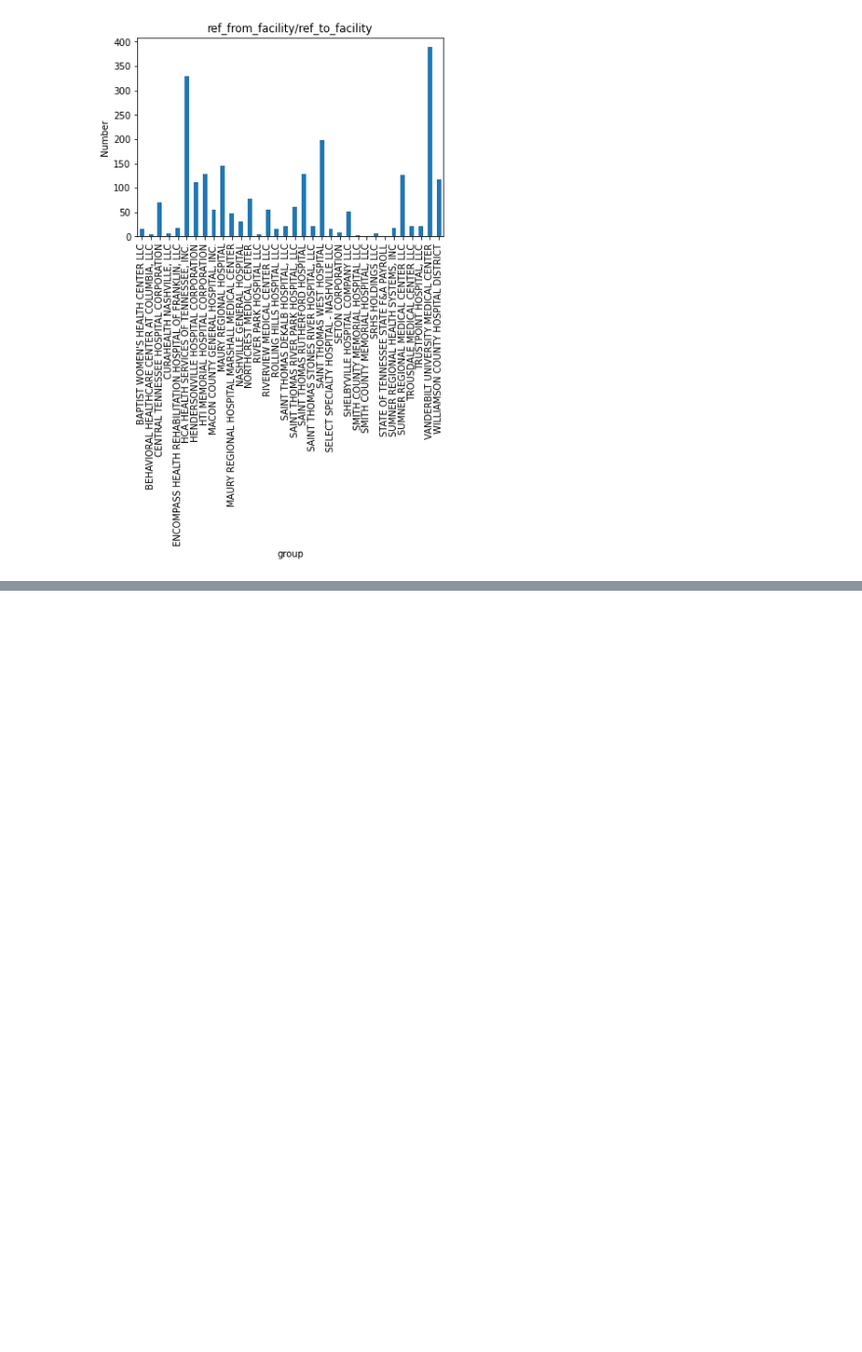
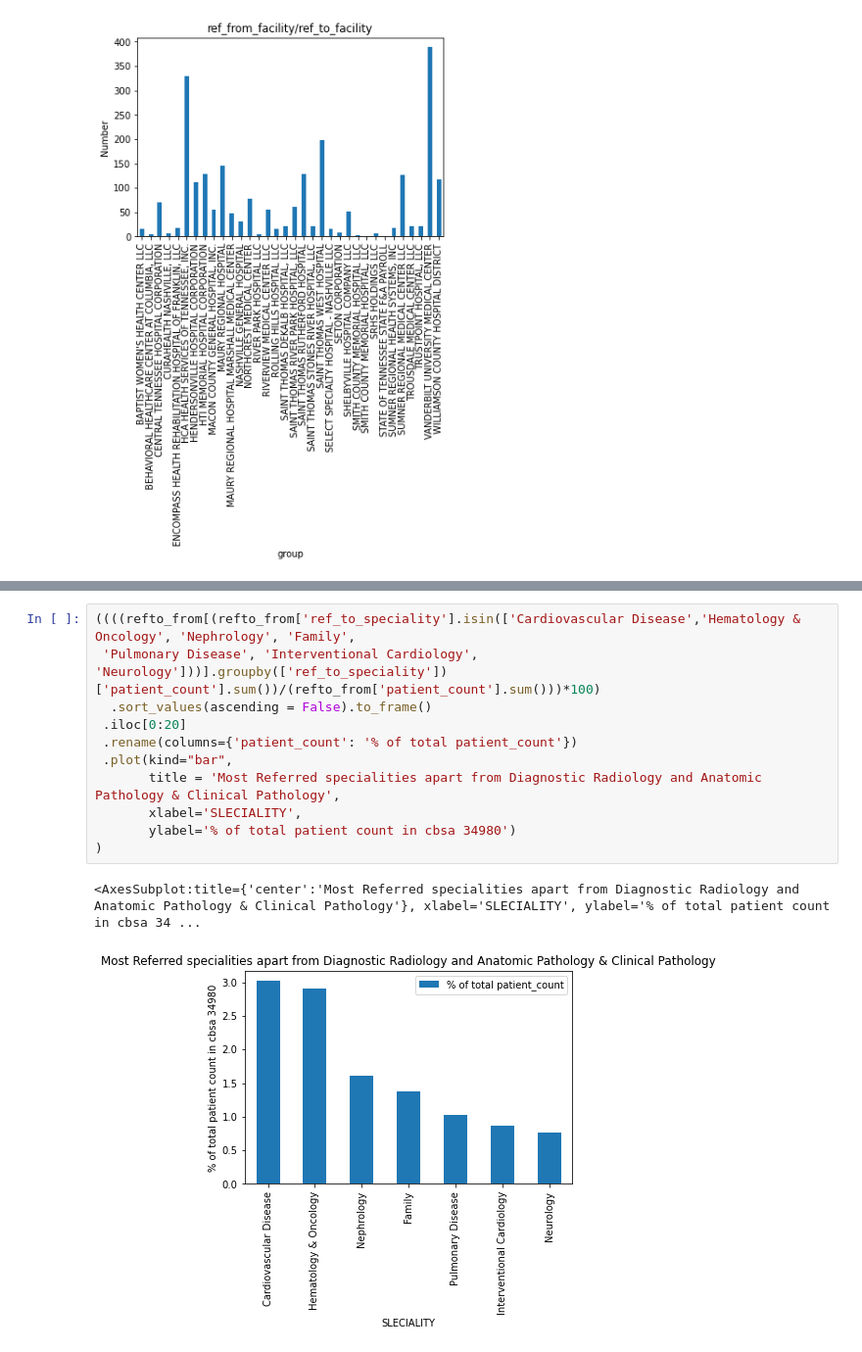
Before and after one commit to hcgreer/hop_team-team_blimp, a Jupyter notebook: hop_referal_dbsearch.ipynb, the cells around one changed output, grey strips where cells are left out. Shown at 98% size. Cells and saved outputs as stored; diff of their text form; blank space fills up the shorter version.

```diff
--- a/hop_referal_dbsearch.ipynb
+++ b/hop_referal_dbsearch.ipynb
@@ -2180,0 +2278,14 @@ array([nan, 'Allergy', 'Critical Care Medicine', 'Pain Medicine',
+# %%
+((((refto_from[(refto_from['ref_to_speciality'].isin(['Cardiovascular Disease','Hematology & Oncology', 'Nephrology', 'Family',
+ 'Pulmonary Disease', 'Interventional Cardiology', 'Neurology']))].groupby(['ref_to_speciality'])['patient_count'].sum())/(refto_from['patient_count'].sum()))*100)
+  .sort_values(ascending = False).to_frame()
+ .iloc[0:20]
+ .rename(columns={'patient_count': '% of total patient_count'})
+ .plot(kind="bar",
+       title = 'Most Referred specialities apart from Diagnostic Radiology and Anatomic Pathology & Clinical Pathology',
+       xlabel='SLECIALITY',
+       ylabel='% of total patient count in cbsa 34980')
+)
+# %% [output]
+<AxesSubplot:title={'center':'Most Referred specialities apart from Diagnostic Radiology and Anatomic Pathology & Clinical Pathology'}, xlabel='SLECIALITY', ylabel='% of total patient count in cbsa 34 ...
+[figure, added]
```
Also changed, not shown: parts of 115 cells of this notebook.
